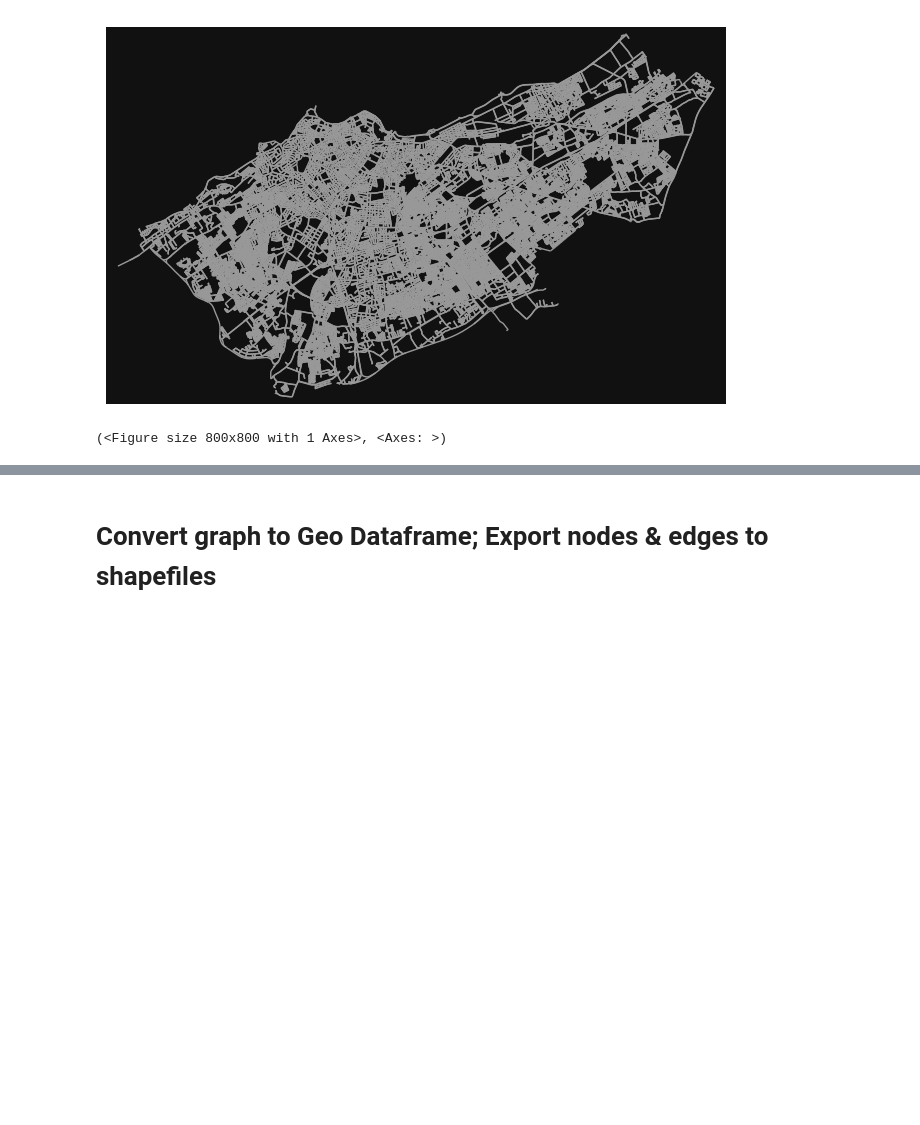
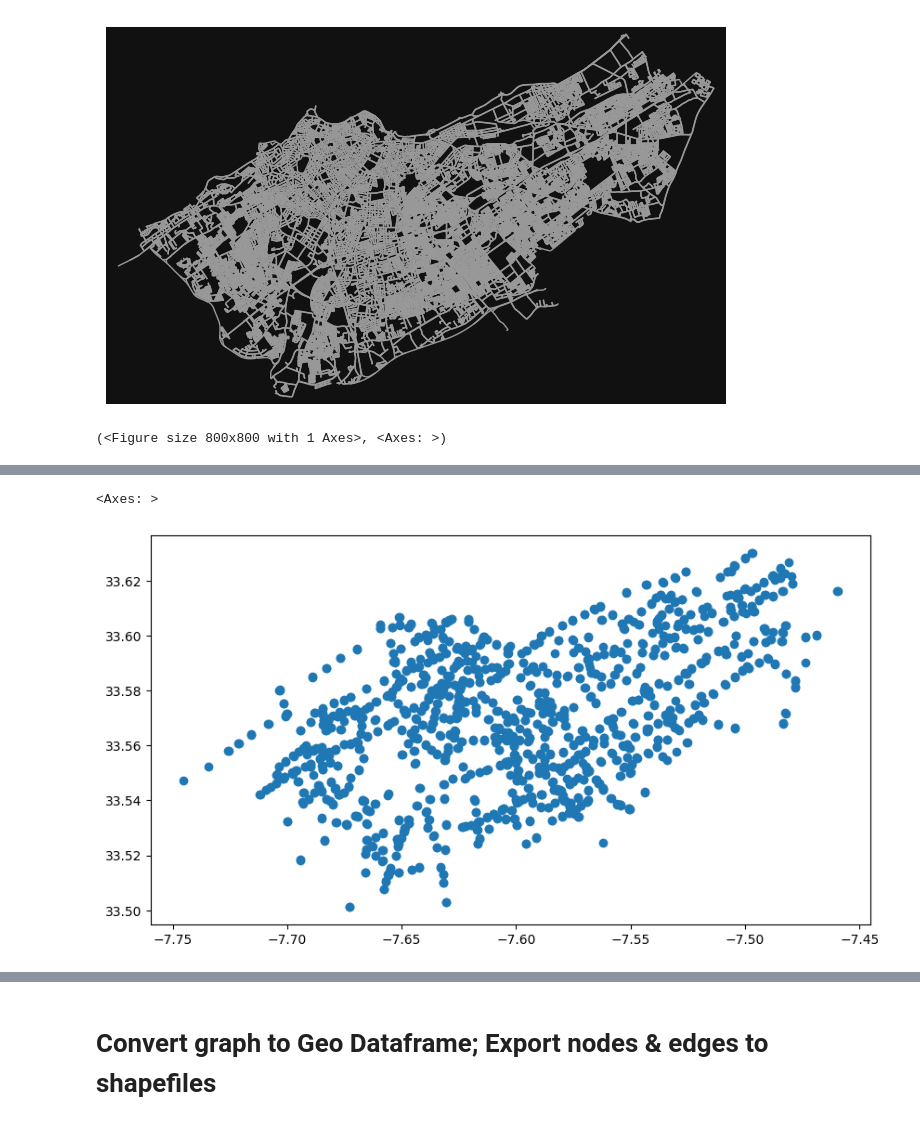
Before and after one commit to afkk25/capstone_repo, a Jupyter notebook: notebooks/01_data_collection.ipynb, the cells around one changed output, grey strips where cells are left out. Drawn from its saved outputs; the diff is of its cells as text; code cells hidden in the pictures; blank space fills up the shorter version.

```diff
--- a/notebooks/01_data_collection.ipynb
+++ b/notebooks/01_data_collection.ipynb
@@ -51,0 +76,5 @@ Downloading street network for Casablanca, Morocco...
+# %%
+bus_stop_gdf.plot(figsize=(10,10))
+# %% [output]
+<Axes: >
+[figure, added]
```
Also changed, not shown: parts of 12 cells of this notebook, 2 other files.
